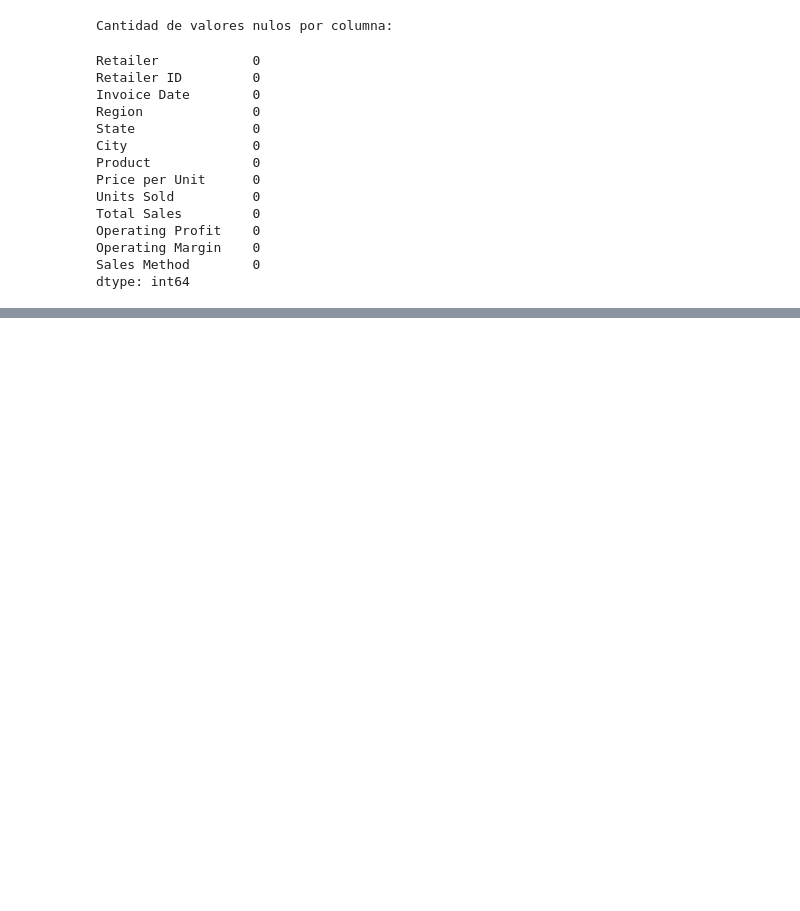
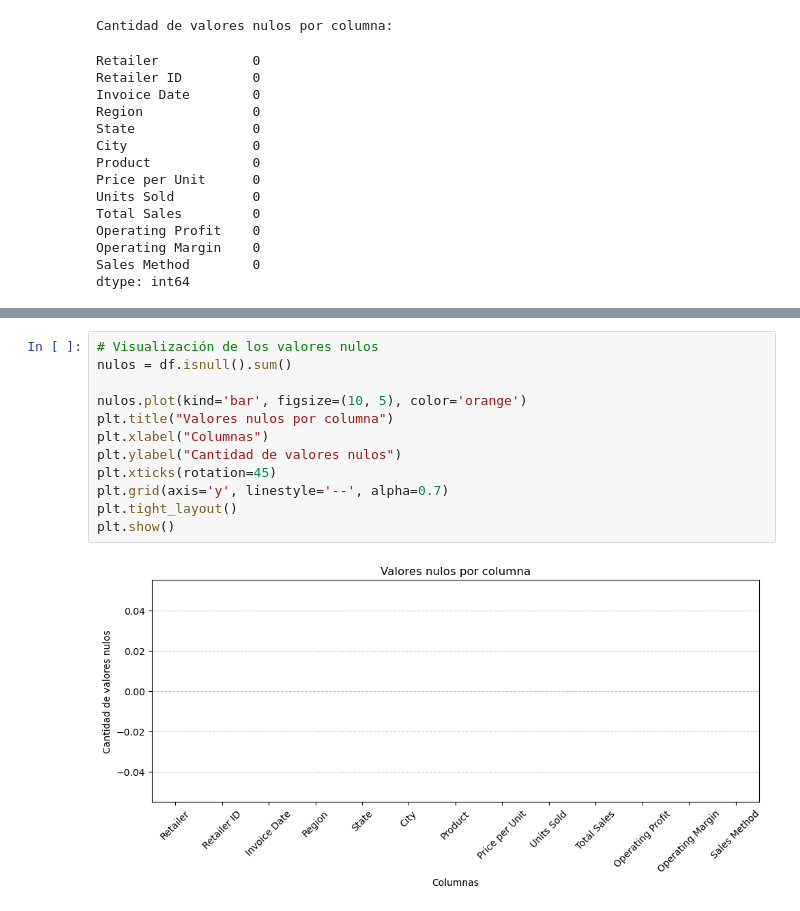
Before and after one commit to Dilmer-Rojas/Ventas_Adidas, a Jupyter notebook: notebooks/1.EDA-Inicial.ipynb, the cells around one changed output, grey strips where cells are left out. Drawn from its saved outputs; the diff is of its cells as text; blank space fills up the shorter version.

```diff
--- a/notebooks/1.EDA-Inicial.ipynb
+++ b/notebooks/1.EDA-Inicial.ipynb
@@ -140,0 +161,14 @@ dtype: int64
+# %%
+# Visualización de los valores nulos
+nulos = df.isnull().sum()
+
+nulos.plot(kind='bar', figsize=(10, 5), color='orange')
+plt.title("Valores nulos por columna")
+plt.xlabel("Columnas")
+plt.ylabel("Cantidad de valores nulos")
+plt.xticks(rotation=45)
+plt.grid(axis='y', linestyle='--', alpha=0.7)
+plt.tight_layout()
+plt.show()
+# %% [output]
+[figure, added]
```
Also changed, not shown: parts of 3 cells of this notebook.
